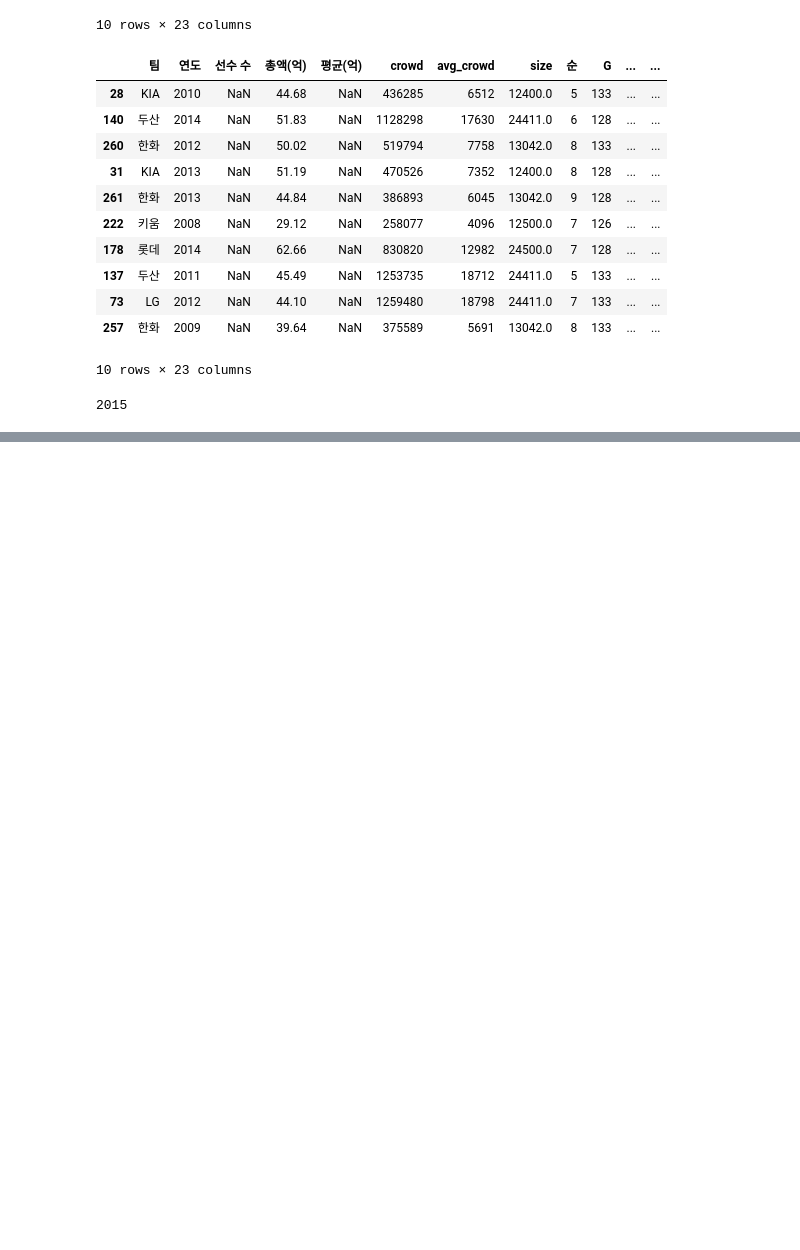
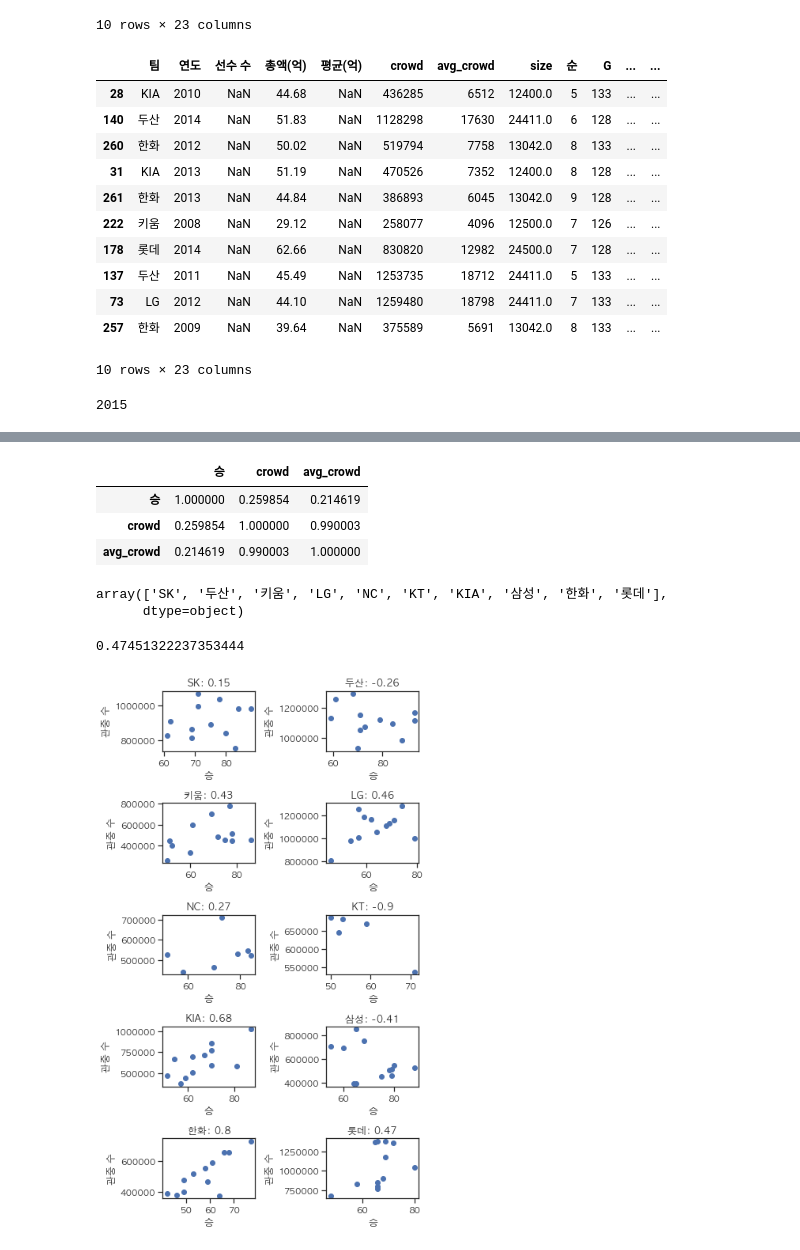
Before and after one commit to sulmasulma/baseball, a Jupyter notebook: data_analysis.ipynb, the cells around one changed output, grey strips where cells are left out. Cells and saved outputs as stored; diff of their text form; code cells hidden in the pictures; blank space fills up the shorter version.

```diff
--- a/data_analysis.ipynb
+++ b/data_analysis.ipynb
@@ -344,0 +346,39 @@ NameError: name '승' is not defined
+# %%
+# 관중 수와 승리 상관관계
+df[['승', 'crowd', 'avg_crowd']].corr()
+# %% [output]
+|  | 승 | crowd | avg_crowd |
+| 승 | 1.000000 | 0.259854 | 0.214619 |
+| crowd | 0.259854 | 1.000000 | 0.990003 |
+| avg_crowd | 0.214619 | 0.990003 | 1.000000 |
+# %%
+# 구단별로 승과 관중수 상관관계 보기
+teams = df['팀'].unique()
+teams
+# %% [output]
+array(['SK', '두산', '키움', 'LG', 'NC', 'KT', 'KIA', '삼성', '한화', '롯데'],
+      dtype=object)
+# %%
+temp[['승', 'crowd']].corr().loc['crowd', '승']
+# %% [output]
+0.47451322237353444
+# %%
+# 팀별 관중수 그래프
+plt.figure(figsize = (6, 10))
+
+pos = 0
+for team in teams:
+    pos += 1
+    plt.subplot(5, 2, pos)
+    temp = df[df['팀'] == team]
+    plt.scatter(temp['승'], temp['crowd'])
+    plt.xlabel("승")
+    plt.ylabel("관중 수")
+
+    corr = temp[['승', 'crowd']].corr().loc['crowd', '승']
+    plt.title("{}: {}".format(team, str(round(corr, 2))))
+    plt.tight_layout()
+
+plt.savefig('plot/win_crowd.png', dpi = 300)
+# %% [output]
+[figure, added]
```
Also changed, not shown: parts of 16 cells of this notebook, 1 other file.
